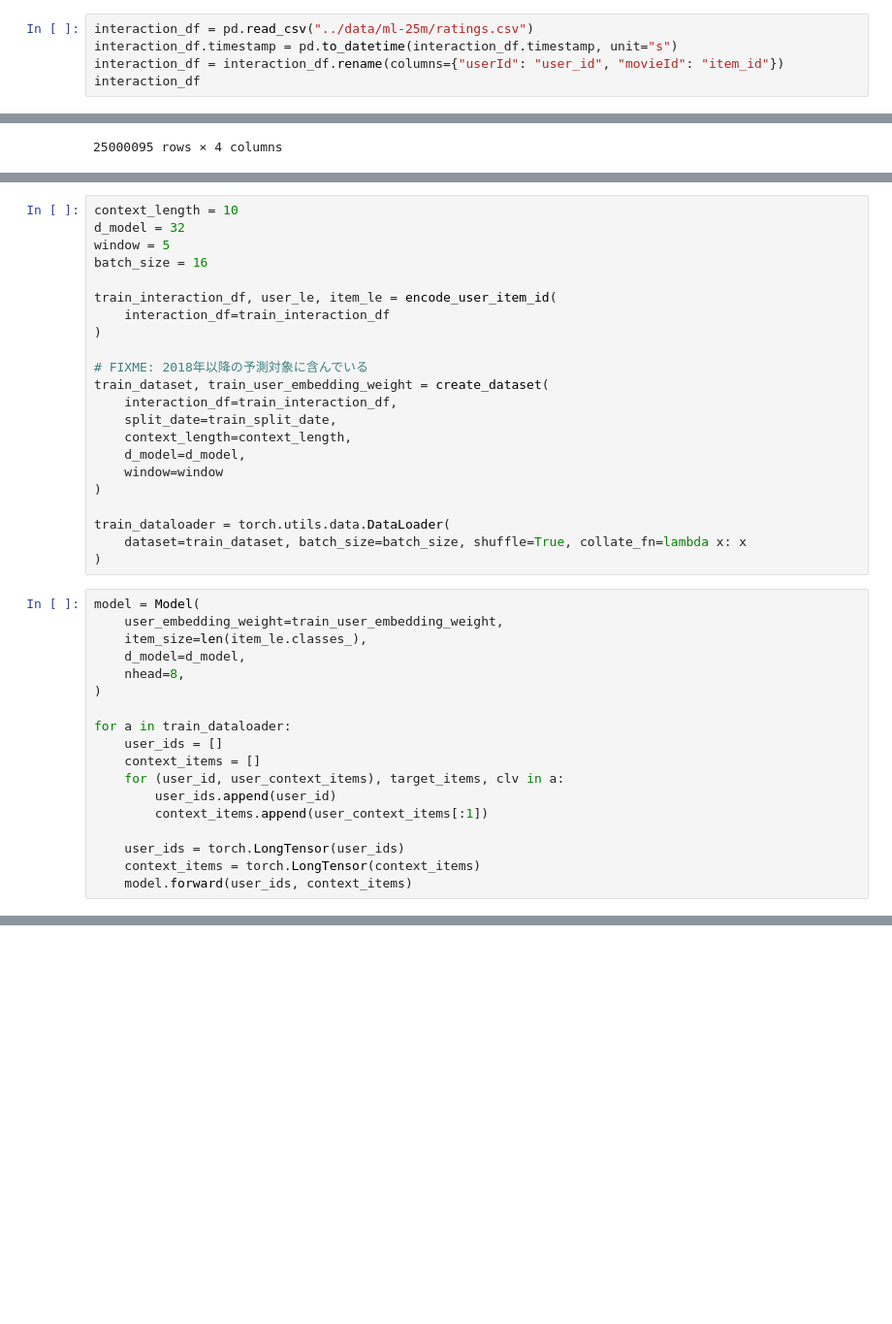
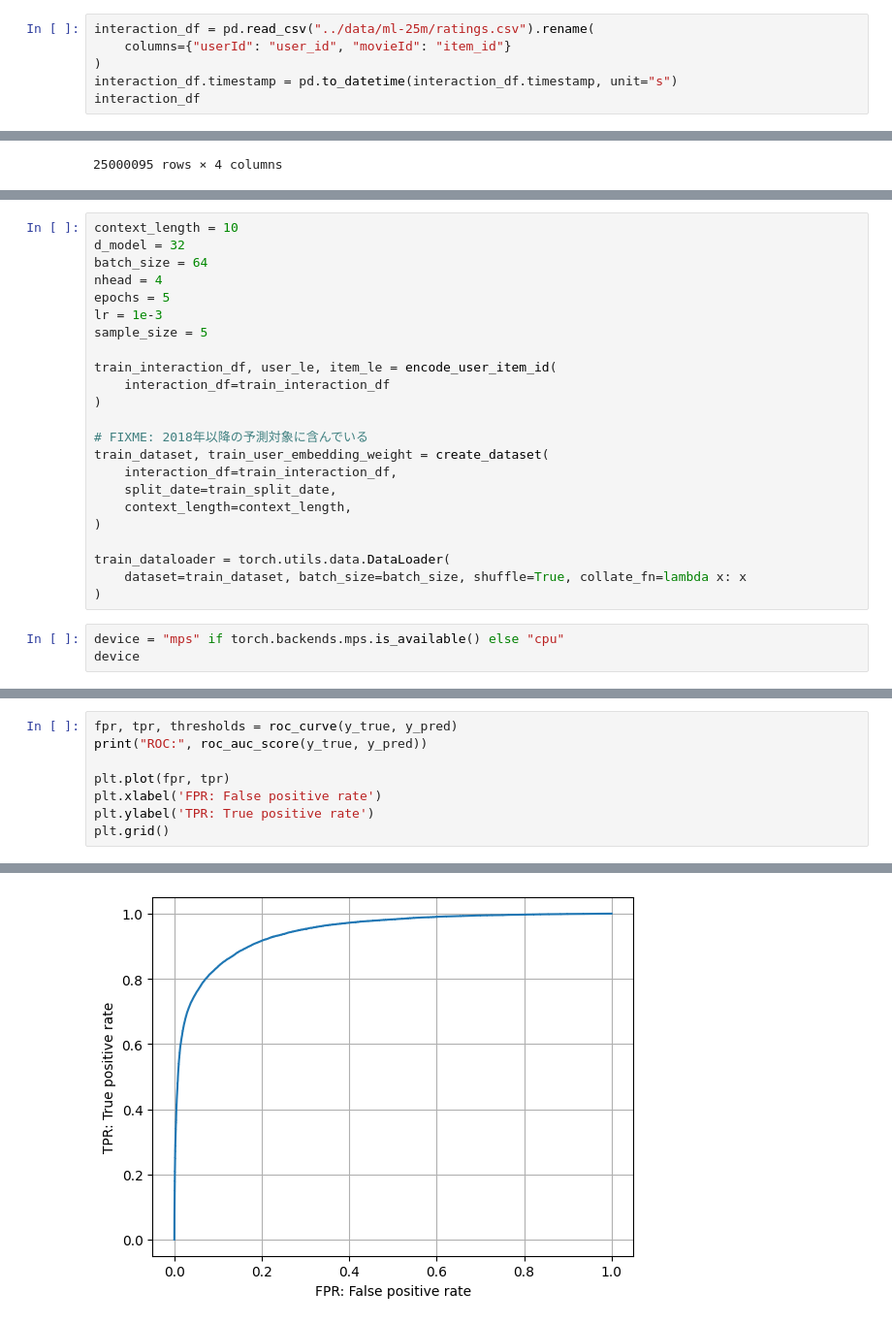
Before and after one commit to tishii2479/my-master-project, a Jupyter notebook: notebook/c.ipynb, the cells around one changed output, grey strips where cells are left out. Shown: that part at 97% size. Drawn from its saved outputs; the diff is of its cells as text; blank space fills up the shorter version.

```diff
--- a/notebook/c.ipynb
+++ b/notebook/c.ipynb
@@ -159,7 +177,8 @@ class Model(torch.nn.Module):
 # %%
-interaction_df = pd.read_csv("../data/ml-25m/ratings.csv")
+interaction_df = pd.read_csv("../data/ml-25m/ratings.csv").rename(
+    columns={"userId": "user_id", "movieId": "item_id"}
+)
 interaction_df.timestamp = pd.to_datetime(interaction_df.timestamp, unit="s")
-interaction_df = interaction_df.rename(columns={"userId": "user_id", "movieId": "item_id"})
 interaction_df
 # %% [output]
 |  | user_id | item_id | rating | timestamp |
@@ -189,8 +209,11 @@ train_interaction_df = interaction_df[interaction_df.user_id.isin(target_users)]
 # %%
 context_length = 10
 d_model = 32
-window = 5
-batch_size = 16
+batch_size = 64
+nhead = 4
+epochs = 5
+lr = 1e-3
+sample_size = 5
 
 train_interaction_df, user_le, item_le = encode_user_item_id(
     interaction_df=train_interaction_df
@@ -201,28 +224,11 @@ train_dataset, train_user_embedding_weight = create_dataset(
     interaction_df=train_interaction_df,
     split_date=train_split_date,
     context_length=context_length,
-    d_model=d_model,
-    window=window
 )
 
 train_dataloader = torch.utils.data.DataLoader(
     dataset=train_dataset, batch_size=batch_size, shuffle=True, collate_fn=lambda x: x
 )
-# %%
-model = Model(
-    user_embedding_weight=train_user_embedding_weight,
-    item_size=len(item_le.classes_),
-    d_model=d_model,
-    nhead=8,
-)
-
-for a in train_dataloader:
-    user_ids = []
-    context_items = []
-    for (user_id, user_context_items), target_items, clv in a:
-        user_ids.append(user_id)
-        context_items.append(user_context_items[:1])
-
-    user_ids = torch.LongTensor(user_ids)
-    context_items = torch.LongTensor(context_items)
-    model.forward(user_ids, context_items)
+# %%
+device = "mps" if torch.backends.mps.is_available() else "cpu"
+device
@@ -228,0 +337,9 @@ for a in train_dataloader:
+# %%
+fpr, tpr, thresholds = roc_curve(y_true, y_pred)
+print("ROC:", roc_auc_score(y_true, y_pred))
+
+plt.plot(fpr, tpr)
+plt.xlabel('FPR: False positive rate')
+plt.ylabel('TPR: True positive rate')
+plt.grid()
+# %% [output]
@@ -228,0 +347 @@ for a in train_dataloader:
+[figure, added]
```
Also changed, not shown: parts of 8 cells of this notebook.
